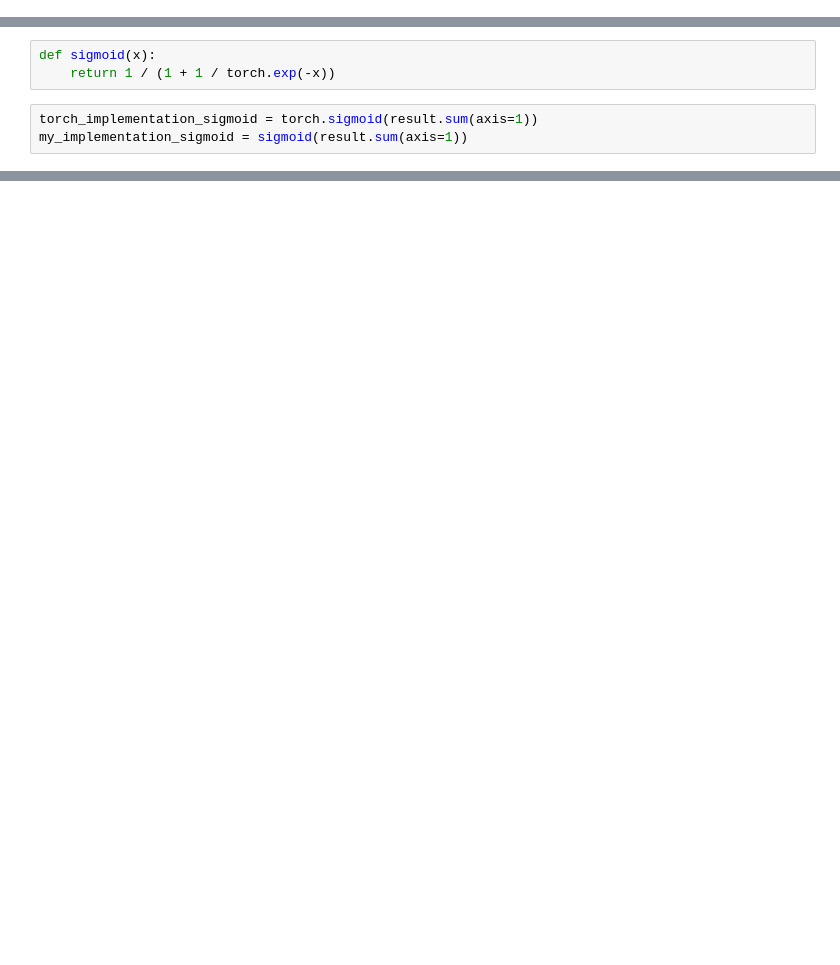
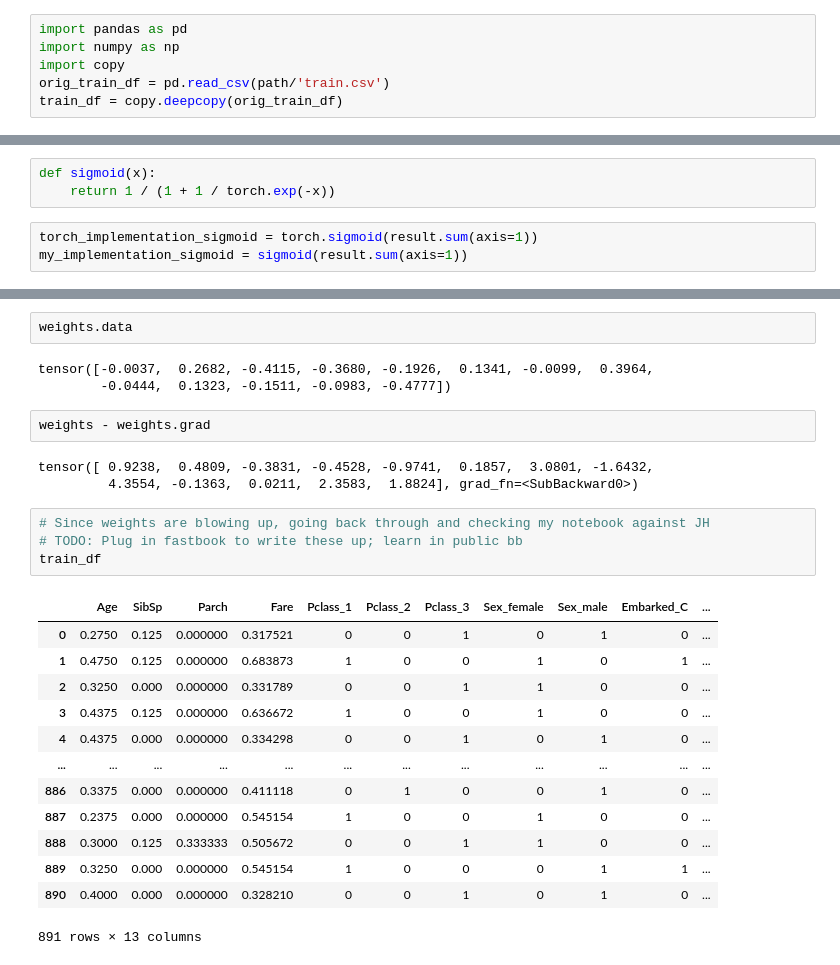
Before and after one commit to jpr2000/fastai_work, a Jupyter notebook: replication/nn_from_scrath_replication.ipynb, the cells around one changed output, grey strips where cells are left out. Cells and saved outputs as stored; diff of their text form; blank space fills up the shorter version.

Commit message:
Investigate why weights are exploding

```diff
--- a/replication/nn_from_scrath_replication.ipynb
+++ b/replication/nn_from_scrath_replication.ipynb
@@ -25,2 +35,8 @@ train_df = pd.read_csv(path/'train.csv')
+# %%
+import pandas as pd
+import numpy as np
+import copy
+orig_train_df = pd.read_csv(path/'train.csv')
+train_df = copy.deepcopy(orig_train_df)
 # %%
 train_df
@@ -130,0 +345,28 @@ def pred(input_tensor):
+# %%
+weights.data
+# %% [output]
+tensor([-0.0037,  0.2682, -0.4115, -0.3680, -0.1926,  0.1341, -0.0099,  0.3964,
+        -0.0444,  0.1323, -0.1511, -0.0983, -0.4777])
+# %%
+weights - weights.grad
+# %% [output]
+tensor([ 0.9238,  0.4809, -0.3831, -0.4528, -0.9741,  0.1857,  3.0801, -1.6432,
+         4.3554, -0.1363,  0.0211,  2.3583,  1.8824], grad_fn=<SubBackward0>)
+# %%
+# Since weights are blowing up, going back through and checking my notebook against JH
+# TODO: Plug in fastbook to write these up; learn in public bb
+train_df
+# %% [output]
+|  | Age | SibSp | Parch | Fare | Pclass_1 | Pclass_2 | Pclass_3 | Sex_female | Sex_male | Embarked_C | ... |
+| 0 | 0.2750 | 0.125 | 0.000000 | 0.317521 | 0 | 0 | 1 | 0 | 1 | 0 | ... |
+| 1 | 0.4750 | 0.125 | 0.000000 | 0.683873 | 1 | 0 | 0 | 1 | 0 | 1 | ... |
+| 2 | 0.3250 | 0.000 | 0.000000 | 0.331789 | 0 | 0 | 1 | 1 | 0 | 0 | ... |
+| 3 | 0.4375 | 0.125 | 0.000000 | 0.636672 | 1 | 0 | 0 | 1 | 0 | 0 | ... |
+| 4 | 0.4375 | 0.000 | 0.000000 | 0.334298 | 0 | 0 | 1 | 0 | 1 | 0 | ... |
+| ... | ... | ... | ... | ... | ... | ... | ... | ... | ... | ... | ... |
+| 886 | 0.3375 | 0.000 | 0.000000 | 0.411118 | 0 | 1 | 0 | 0 | 1 | 0 | ... |
+| 887 | 0.2375 | 0.000 | 0.000000 | 0.545154 | 1 | 0 | 0 | 1 | 0 | 0 | ... |
+| 888 | 0.3000 | 0.125 | 0.333333 | 0.505672 | 0 | 0 | 1 | 1 | 0 | 0 | ... |
+| 889 | 0.3250 | 0.000 | 0.000000 | 0.545154 | 1 | 0 | 0 | 0 | 1 | 1 | ... |
+| 890 | 0.4000 | 0.000 | 0.000000 | 0.328210 | 0 | 0 | 1 | 0 | 1 | 0 | ... |
+891 rows × 13 columns
```
Also changed, not shown: parts of 22 cells of this notebook.
